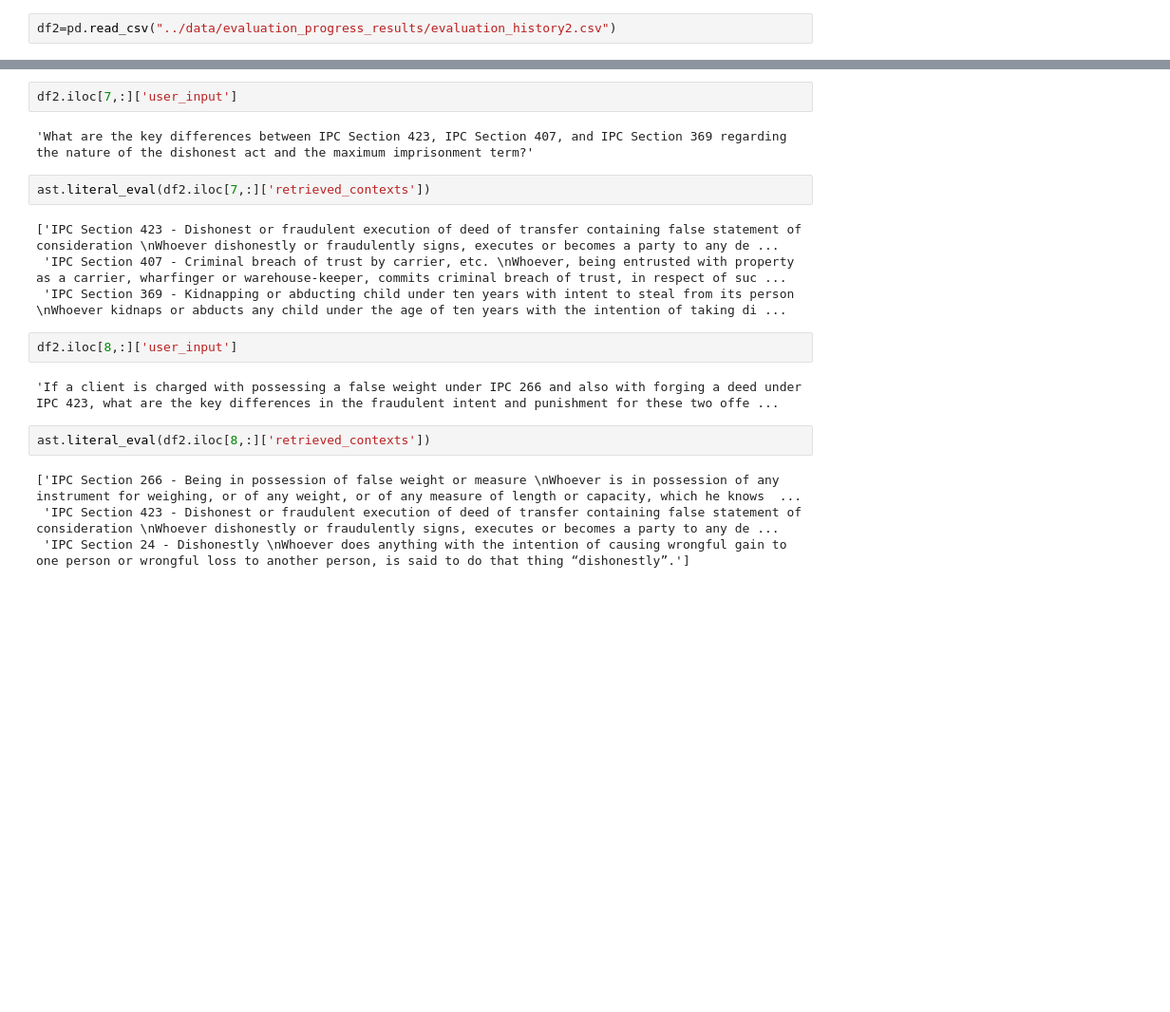
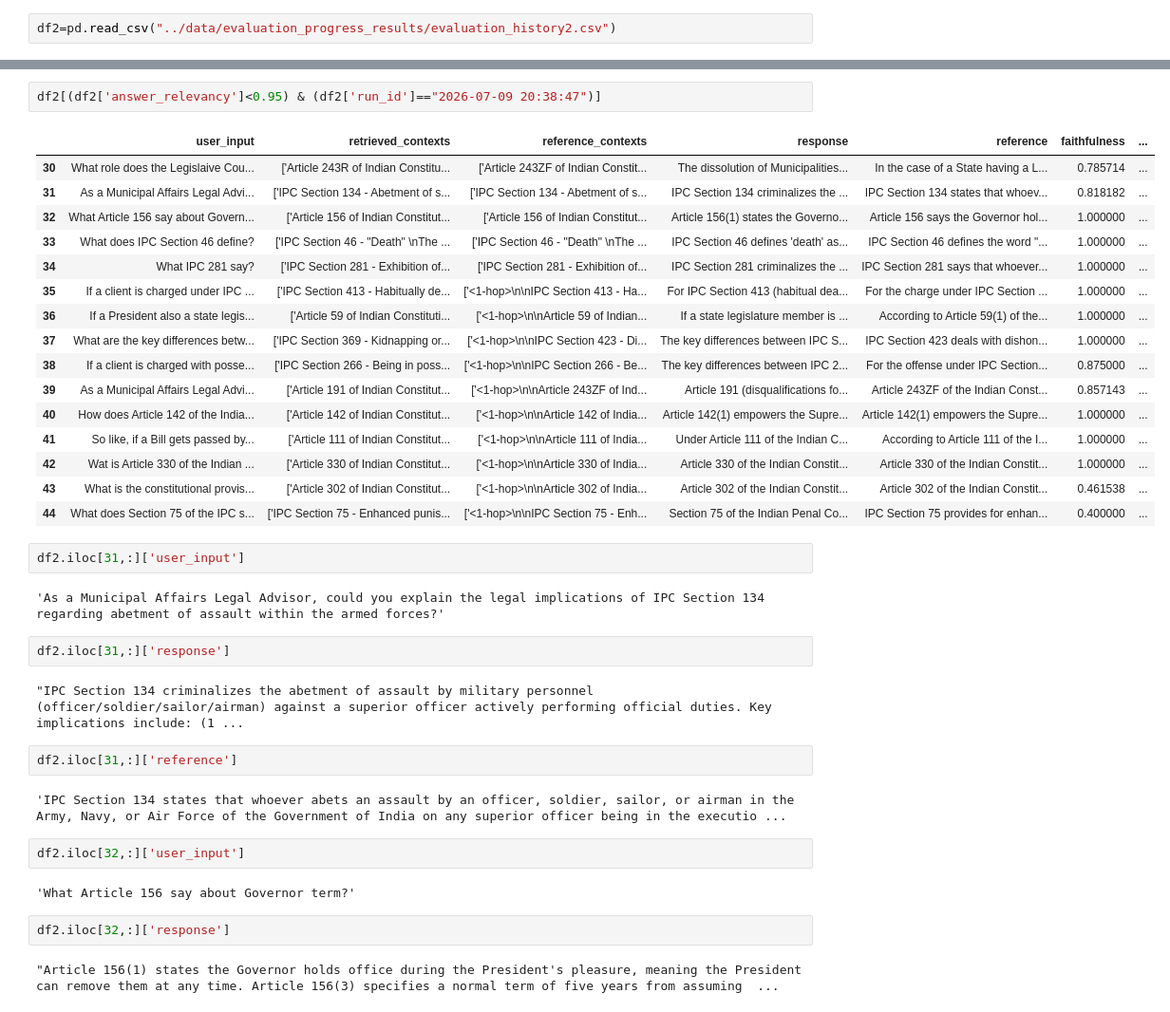
Before and after one commit to pankaj-2708/Self-RAG-and-Corrective-RAG-for-Indian-Constitution, a Jupyter notebook: notebooks/ragas_results.ipynb, the cells around one changed output, grey strips where cells are left out. Shown at 95% size. Cells and saved outputs as stored; diff of their text form; blank space fills up the shorter version.

```diff
--- a/notebooks/ragas_results.ipynb
+++ b/notebooks/ragas_results.ipynb
@@ -86,21 +85,40 @@ ast.literal_eval(df2.iloc[23,:]['retrieved_contexts'])
+# %%
+df2[(df2['answer_relevancy']<0.95) & (df2['run_id']=="2026-07-09 20:38:47")]
+# %% [output]
+|  | user_input | retrieved_contexts | reference_contexts | response | reference | faithfulness | ... |
+| 30 | What role does the Legislaive Cou... | ['Article 243R of Indian Constitu... | ['Article 243ZF of Indian Constit... | The dissolution of Municipalities... | In the case of a State having a L... | 0.785714 | ... |
+| 31 | As a Municipal Affairs Legal Advi... | ['IPC Section 134 - Abetment of s... | ['IPC Section 134 - Abetment of s... | IPC Section 134 criminalizes the ... | IPC Section 134 states that whoev... | 0.818182 | ... |
+| 32 | What Article 156 say about Govern... | ['Article 156 of Indian Constitut... | ['Article 156 of Indian Constitut... | Article 156(1) states the Governo... | Article 156 says the Governor hol... | 1.000000 | ... |
+| 33 | What does IPC Section 46 define? | ['IPC Section 46 - "Death" \nThe ... | ['IPC Section 46 - "Death" \nThe ... | IPC Section 46 defines 'death' as... | IPC Section 46 defines the word "... | 1.000000 | ... |
+| 34 | What IPC 281 say? | ['IPC Section 281 - Exhibition of... | ['IPC Section 281 - Exhibition of... | IPC Section 281 criminalizes the ... | IPC Section 281 says that whoever... | 1.000000 | ... |
+| 35 | If a client is charged under IPC ... | ['IPC Section 413 - Habitually de... | ['<1-hop>\n\nIPC Section 413 - Ha... | For IPC Section 413 (habitual dea... | For the charge under IPC Section ... | 1.000000 | ... |
+| 36 | If a President also a state legis... | ['Article 59 of Indian Constituti... | ['<1-hop>\n\nArticle 59 of Indian... | If a state legislature member is ... | According to Article 59(1) of the... | 1.000000 | ... |
+| 37 | What are the key differences betw... | ['IPC Section 369 - Kidnapping or... | ['<1-hop>\n\nIPC Section 423 - Di... | The key differences between IPC S... | IPC Section 423 deals with dishon... | 1.000000 | ... |
+| 38 | If a client is charged with posse... | ['IPC Section 266 - Being in poss... | ['<1-hop>\n\nIPC Section 266 - Be... | The key differences between IPC 2... | For the offense under IPC Section... | 0.875000 | ... |
+| 39 | As a Municipal Affairs Legal Advi... | ['Article 191 of Indian Constitut... | ['<1-hop>\n\nArticle 243ZF of Ind... | Article 191 (disqualifications fo... | Article 243ZF of the Indian Const... | 0.857143 | ... |
+| 40 | How does Article 142 of the India... | ['Article 142 of Indian Constitut... | ['<1-hop>\n\nArticle 142 of India... | Article 142(1) empowers the Supre... | Article 142(1) empowers the Supre... | 1.000000 | ... |
+| 41 | So like, if a Bill gets passed by... | ['Article 111 of Indian Constitut... | ['<1-hop>\n\nArticle 111 of India... | Under Article 111 of the Indian C... | According to Article 111 of the I... | 1.000000 | ... |
+| 42 | Wat is Article 330 of the Indian ... | ['Article 330 of Indian Constitut... | ['<1-hop>\n\nArticle 330 of India... | Article 330 of the Indian Constit... | Article 330 of the Indian Constit... | 1.000000 | ... |
+| 43 | What is the constitutional provis... | ['Article 302 of Indian Constitut... | ['<1-hop>\n\nArticle 302 of India... | Article 302 of the Indian Constit... | Article 302 of the Indian Constit... | 0.461538 | ... |
+| 44 | What does Section 75 of the IPC s... | ['IPC Section 75 - Enhanced punis... | ['<1-hop>\n\nIPC Section 75 - Enh... | Section 75 of the Indian Penal Co... | IPC Section 75 provides for enhan... | 0.400000 | ... |
 # %%
-df2.iloc[7,:]['user_input']
+df2.iloc[31,:]['user_input']
 # %% [output]
-'What are the key differences between IPC Section 423, IPC Section 407, and IPC Section 369 regarding the nature of the dishonest act and the maximum imprisonment term?'
+'As a Municipal Affairs Legal Advisor, could you explain the legal implications of IPC Section 134 regarding abetment of assault within the armed forces?'
 # %%
-ast.literal_eval(df2.iloc[7,:]['retrieved_contexts'])
+df2.iloc[31,:]['response']
 # %% [output]
-['IPC Section 423 - Dishonest or fraudulent execution of deed of transfer containing false statement of consideration \nWhoever dishonestly or fraudulently signs, executes or becomes a party to any de ...
- 'IPC Section 407 - Criminal breach of trust by carrier, etc. \nWhoever, being entrusted with property as a carrier, wharfinger or warehouse-keeper, commits criminal breach of trust, in respect of suc ...
- 'IPC Section 369 - Kidnapping or abducting child under ten years with intent to steal from its person \nWhoever kidnaps or abducts any child under the age of ten years with the intention of taking di ...
+"IPC Section 134 criminalizes the abetment of assault by military personnel (officer/soldier/sailor/airman) against a superior officer actively performing official duties. Key implications include: (1 ...
 # %%
-df2.iloc[8,:]['user_input']
+df2.iloc[31,:]['reference']
 # %% [output]
-'If a client is charged with possessing a false weight under IPC 266 and also with forging a deed under IPC 423, what are the key differences in the fraudulent intent and punishment for these two offe ...
+'IPC Section 134 states that whoever abets an assault by an officer, soldier, sailor, or airman in the Army, Navy, or Air Force of the Government of India on any superior officer being in the executio ...
+# %%
+df2.iloc[32,:]['user_input']
+# %% [output]
+'What Article 156 say about Governor term?'
 # %%
-ast.literal_eval(df2.iloc[8,:]['retrieved_contexts'])
+df2.iloc[32,:]['response']
 # %% [output]
-['IPC Section 266 - Being in possession of false weight or measure \nWhoever is in possession of any instrument for weighing, or of any weight, or of any measure of length or capacity, which he knows  ...
- 'IPC Section 423 - Dishonest or fraudulent execution of deed of transfer containing false statement of consideration \nWhoever dishonestly or fraudulently signs, executes or becomes a party to any de ...
- 'IPC Section 24 - Dishonestly \nWhoever does anything with the intention of causing wrongful gain to one person or wrongful loss to another person, is said to do that thing “dishonestly”.']
+"Article 156(1) states the Governor holds office during the President's pleasure, meaning the President can remove them at any time. Article 156(3) specifies a normal term of five years from assuming  ...
 # %%
```
Also changed, not shown: parts of 34 cells of this notebook, 11 other files.
